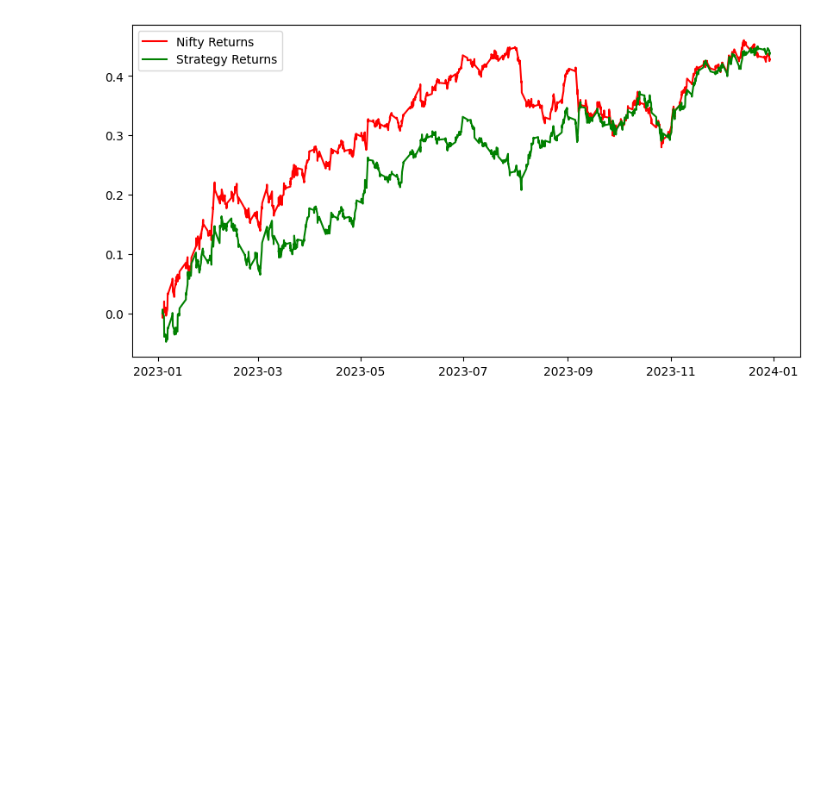
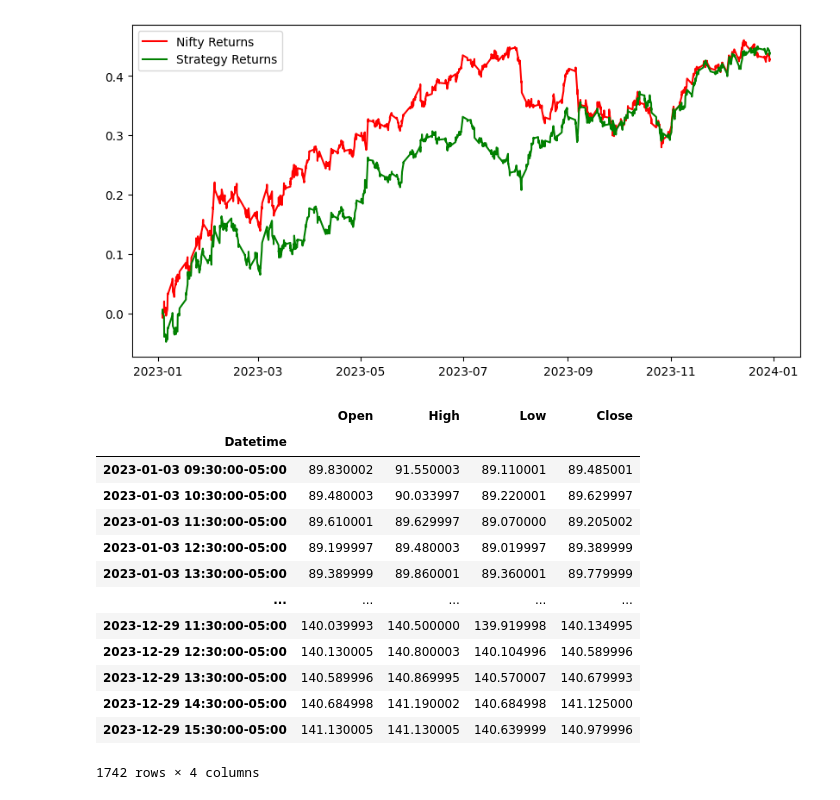
Before and after one commit to inuneko89/DADS_6003, a Jupyter notebook: Logistic_Regression.ipynb, the cells around one changed output. Cells and saved outputs as stored; diff of their text form; code cells hidden in the pictures; blank space fills up the shorter version.

```diff
--- a/Logistic_Regression.ipynb
+++ b/Logistic_Regression.ipynb
@@ -320,4 +320,27 @@ plt.legend()
 plt.show()
 # %% [output]
 [figure]
+# %%
+samsung = yf.Ticker('goog')
+interval = '1h'
+start = '2023-1-1'
+end = '2023-12-31'
+df1 = samsung.history(interval=interval,start=start,end=end)
+df1.drop(columns=['Volume', 'Dividends', 'Stock Splits'], inplace=True)
+df1
+# %% [output]
+|  | Open | High | Low | Close |
+| Datetime |  |  |  |  |
+| 2023-01-03 09:30:00-05:00 | 89.830002 | 91.550003 | 89.110001 | 89.485001 |
+| 2023-01-03 10:30:00-05:00 | 89.480003 | 90.033997 | 89.220001 | 89.629997 |
+| 2023-01-03 11:30:00-05:00 | 89.610001 | 89.629997 | 89.070000 | 89.205002 |
+| 2023-01-03 12:30:00-05:00 | 89.199997 | 89.480003 | 89.019997 | 89.389999 |
+| 2023-01-03 13:30:00-05:00 | 89.389999 | 89.860001 | 89.360001 | 89.779999 |
+| ... | ... | ... | ... | ... |
+| 2023-12-29 11:30:00-05:00 | 140.039993 | 140.500000 | 139.919998 | 140.134995 |
+| 2023-12-29 12:30:00-05:00 | 140.130005 | 140.800003 | 140.104996 | 140.589996 |
+| 2023-12-29 13:30:00-05:00 | 140.589996 | 140.869995 | 140.570007 | 140.679993 |
+| 2023-12-29 14:30:00-05:00 | 140.684998 | 141.190002 | 140.684998 | 141.125000 |
+| 2023-12-29 15:30:00-05:00 | 141.130005 | 141.130005 | 140.639999 | 140.979996 |
+1742 rows × 4 columns
 # %%
```
Also changed, not shown: parts of 10 cells of this notebook.
